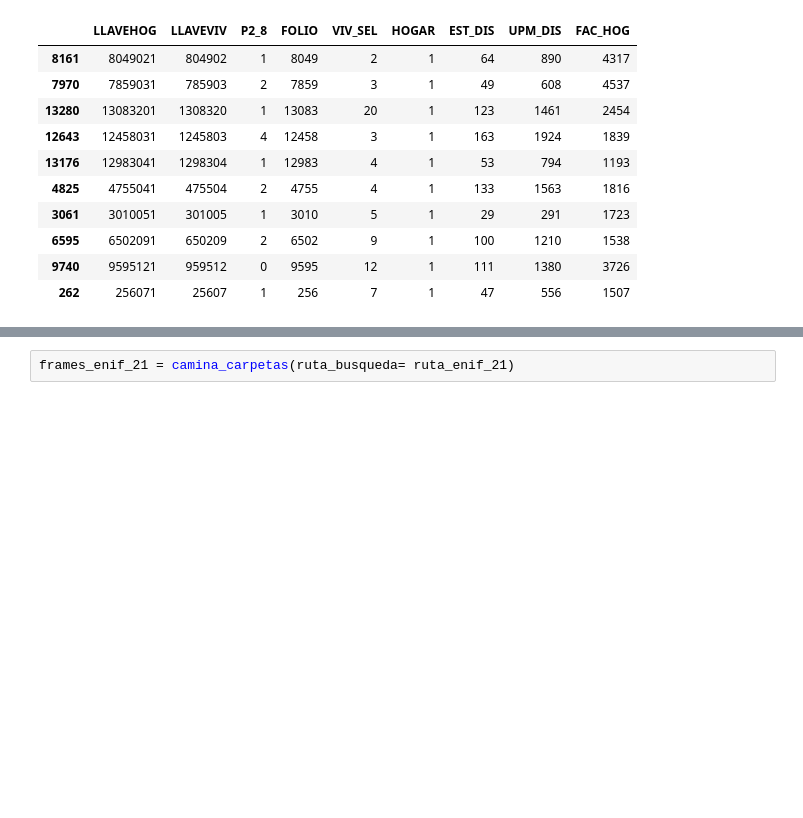
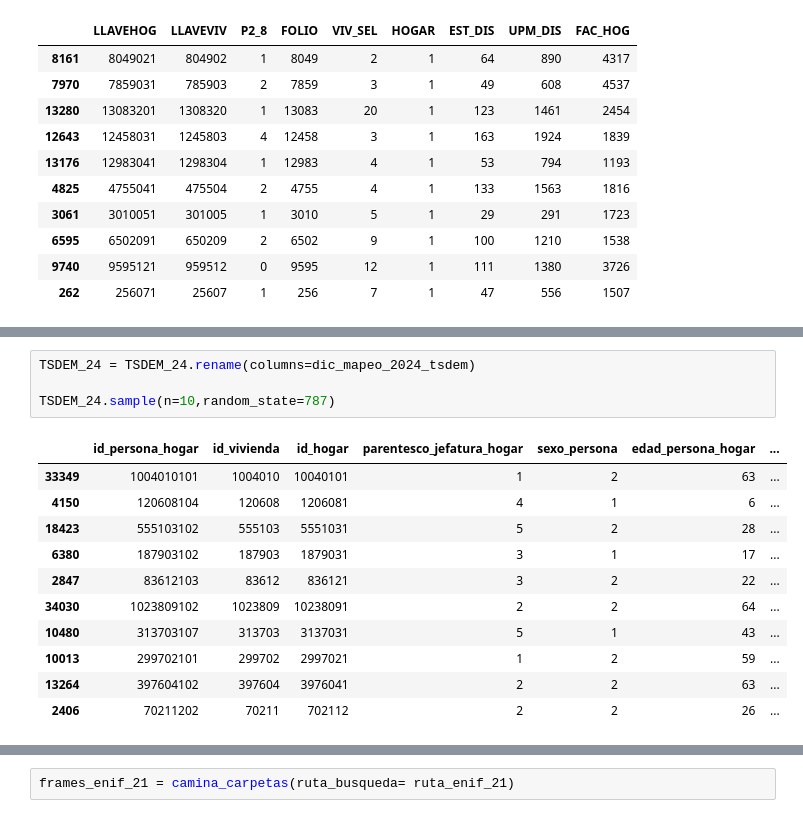
Before and after one commit to brau126/develop_data_science, a Jupyter notebook: Academic/Diplomado/Proyecto/Exploracion_TAD.ipynb, the cells around one changed output, grey strips where cells are left out. Drawn from its saved outputs; the diff is of its cells as text; blank space fills up the shorter version.

```diff
--- a/Academic/Diplomado/Proyecto/Exploracion_TAD.ipynb
+++ b/Academic/Diplomado/Proyecto/Exploracion_TAD.ipynb
@@ -469,0 +548,16 @@ ruta_enif_21 = ruta_bases + "/inegi_20260906/enif_2021_csv"
+# %%
+TSDEM_24 = TSDEM_24.rename(columns=dic_mapeo_2024_tsdem)
+
+TSDEM_24.sample(n=10,random_state=787)
+# %% [output]
+|  | id_persona_hogar | id_vivienda | id_hogar | parentesco_jefatura_hogar | sexo_persona | edad_persona_hogar | ... |
+| 33349 | 1004010101 | 1004010 | 10040101 | 1 | 2 | 63 | ... |
+| 4150 | 120608104 | 120608 | 1206081 | 4 | 1 | 6 | ... |
+| 18423 | 555103102 | 555103 | 5551031 | 5 | 2 | 28 | ... |
+| 6380 | 187903102 | 187903 | 1879031 | 3 | 1 | 17 | ... |
+| 2847 | 83612103 | 83612 | 836121 | 3 | 2 | 22 | ... |
+| 34030 | 1023809102 | 1023809 | 10238091 | 2 | 2 | 64 | ... |
+| 10480 | 313703107 | 313703 | 3137031 | 5 | 1 | 43 | ... |
+| 10013 | 299702101 | 299702 | 2997021 | 1 | 2 | 59 | ... |
+| 13264 | 397604102 | 397604 | 3976041 | 2 | 2 | 63 | ... |
+| 2406 | 70211202 | 70211 | 702112 | 2 | 2 | 26 | ... |
```
Also changed, not shown: parts of 47 cells of this notebook, 1 other file.
